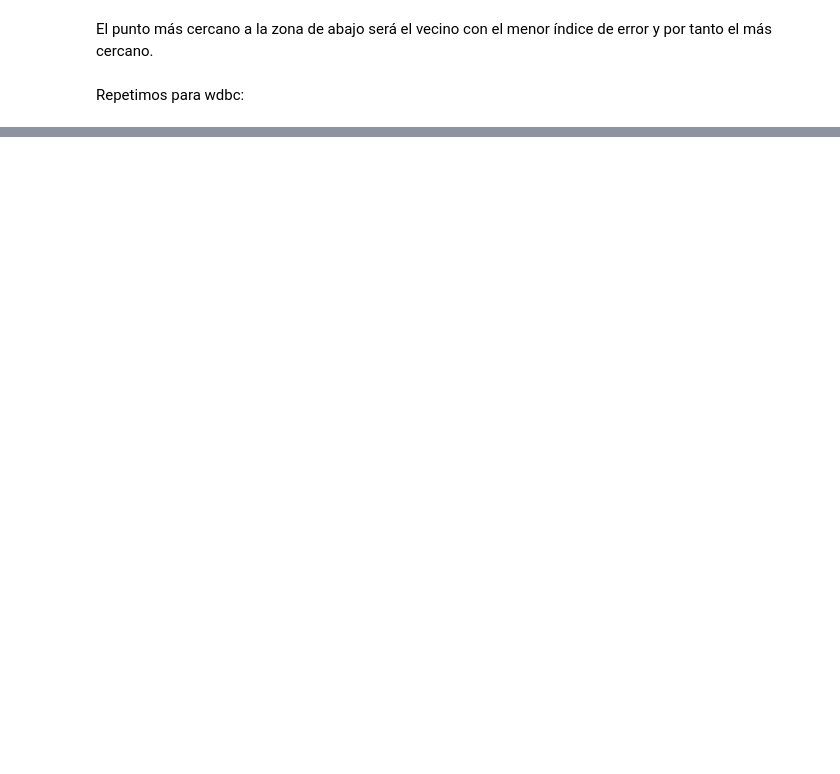
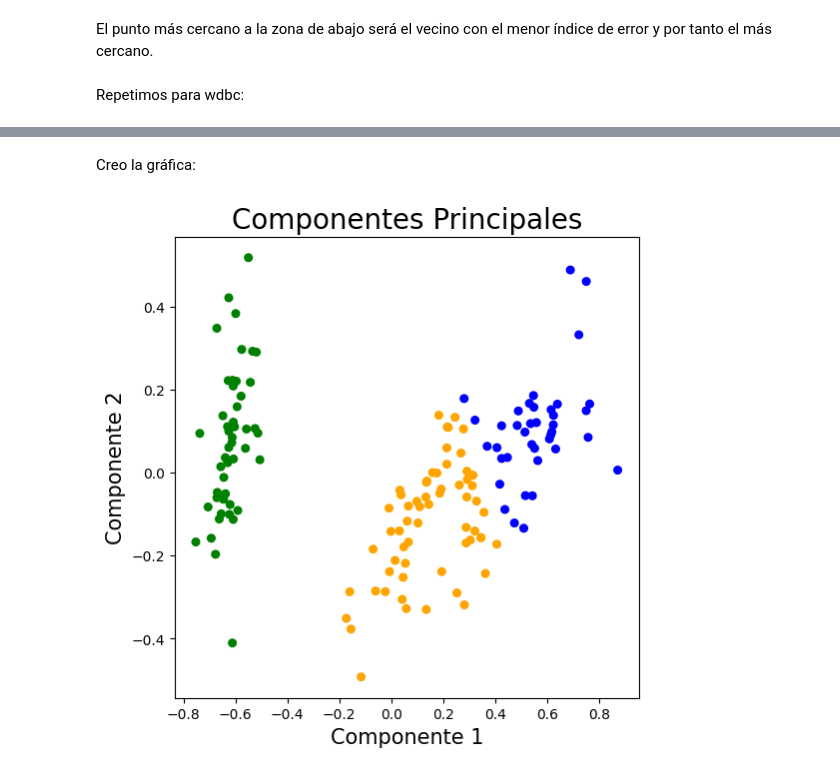
Before and after one commit to Monte-10/FAA-1461, a Jupyter notebook: Practica_2/Analisis.ipynb, the cells around one changed output, grey strips where cells are left out. Saved outputs shown, nothing was run; the diff lists cells and outputs as text; code cells hidden in the pictures; blank space fills up the shorter version.

```diff
--- a/Practica_2/Analisis.ipynb
+++ b/Practica_2/Analisis.ipynb
@@ -168,0 +283,3 @@ Error Mínimo:  0.043859649122807015 en n_neighbor:  3
+# %%
+dataset3['KMeans_Clusters'] = clustering.labels_ #Los resultados del clustering se guardan en labels_ dentro del modelo
+print(dataset3)
@@ -168,0 +304,7 @@ Error Mínimo:  0.043859649122807015 en n_neighbor:  3
+# %%
+pca = PCA(n_components=2)
+pca_iris = pca.fit_transform(dataset3_norm)
+pca_iris_df = pd.DataFrame(data = pca_iris, columns = ['Componente_1','Componente_2'])
+pca_ir = pd.concat([pca_iris_df, dataset3[['KMeans_Clusters']]], axis=1)
+
+print(pca_ir)
@@ -168,0 +326,16 @@ Error Mínimo:  0.043859649122807015 en n_neighbor:  3
+# %% [markdown]
+Creo la gráfica:
+# %%
+fig = plt.figure(figsize=(6,6))
+
+ax = fig.add_subplot(1,1,1)
+ax.set_xlabel('Componente 1', fontsize = 15)
+ax.set_ylabel('Componente 2', fontsize = 15)
+ax.set_title('Componentes Principales', fontsize = 20)
+
+color_theme = np.array(["blue","green","orange"])
+ax.scatter(x=pca_ir.Componente_1, y=pca_ir.Componente_2, c=color_theme[pca_ir.KMeans_Clusters], s=30)
+
+plt.show()
+# %% [output]
+[figure, added]
```
Also changed, not shown: parts of 29 cells of this notebook.
